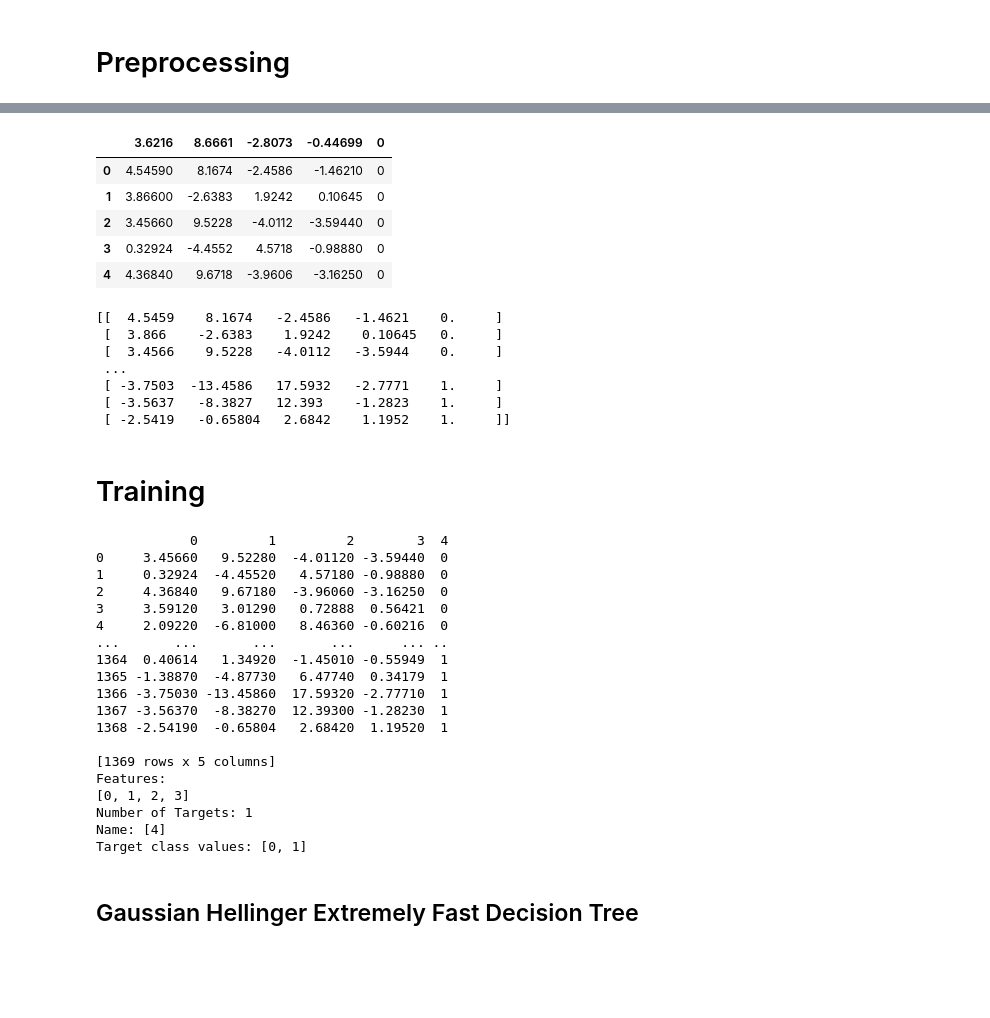
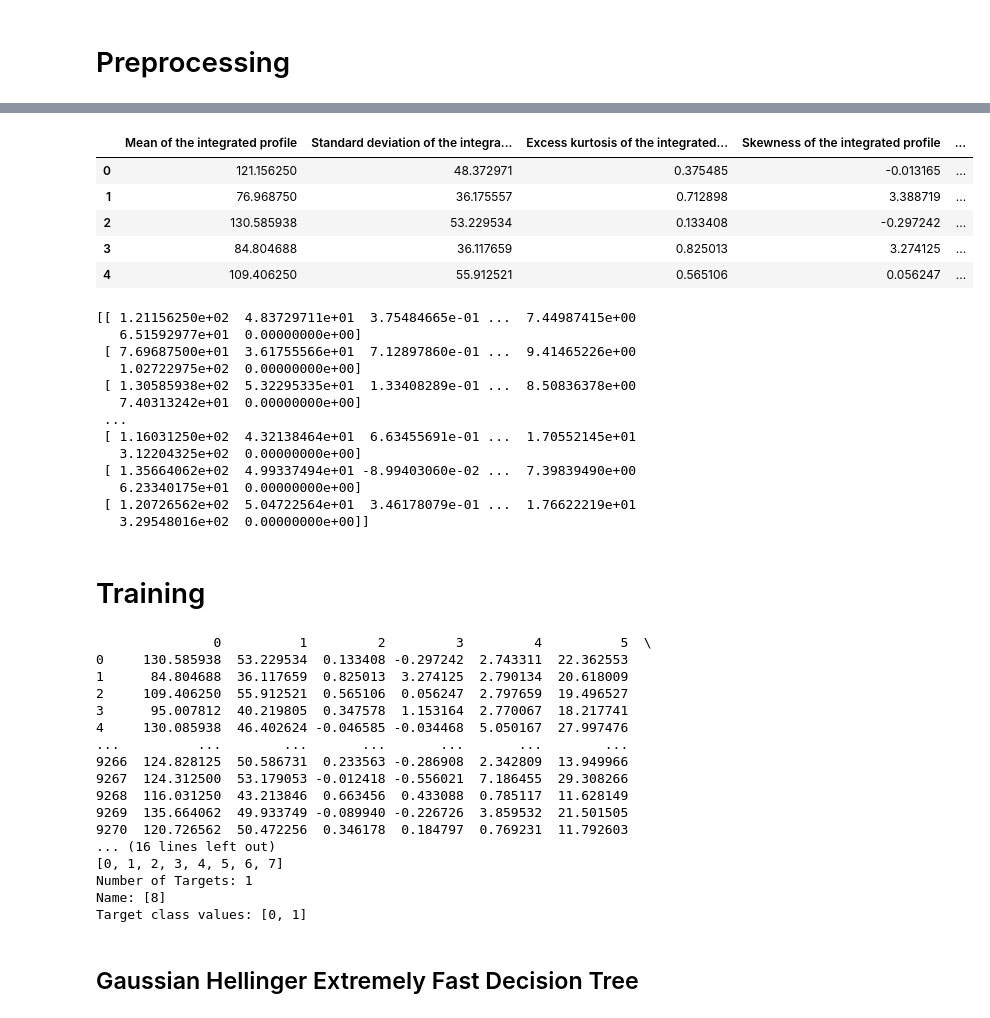
Before and after one commit to Venoli/scikit-multiflow, a Jupyter notebook: src/Scikit-Multiflow-EFDT.ipynb, the cells around one changed output, grey strips where cells are left out. Drawn from its saved outputs; the diff is of its cells as text; code cells hidden in the pictures; blank space fills up the shorter version.

```diff
--- a/src/Scikit-Multiflow-EFDT.ipynb
+++ b/src/Scikit-Multiflow-EFDT.ipynb
@@ -19,13 +17,13 @@ cd asips
 # %%
-dataset = pd.read_csv('data_banknote_authentication.txt')
+dataset = pd.read_csv('pulsar_data_train.csv')
 dataset.head()
 # %% [output]
-|  | 3.6216 | 8.6661 | -2.8073 | -0.44699 | 0 |
-| 0 | 4.54590 | 8.1674 | -2.4586 | -1.46210 | 0 |
-| 1 | 3.86600 | -2.6383 | 1.9242 | 0.10645 | 0 |
-| 2 | 3.45660 | 9.5228 | -4.0112 | -3.59440 | 0 |
-| 3 | 0.32924 | -4.4552 | 4.5718 | -0.98880 | 0 |
-| 4 | 4.36840 | 9.6718 | -3.9606 | -3.16250 | 0 |
+|  | Mean of the integrated profile | Standard deviation of the integra... | Excess kurtosis of the integrated... | Skewness of the integrated profile | ... |
+| 0 | 121.156250 | 48.372971 | 0.375485 | -0.013165 | ... |
+| 1 | 76.968750 | 36.175557 | 0.712898 | 3.388719 | ... |
+| 2 | 130.585938 | 53.229534 | 0.133408 | -0.297242 | ... |
+| 3 | 84.804688 | 36.117659 | 0.825013 | 3.274125 | ... |
+| 4 | 109.406250 | 55.912521 | 0.565106 | 0.056247 | ... |
 # %%
 # pip install -U scikit-multiflow
 # %%
@@ -35,13 +33,19 @@ from sklearn.impute import SimpleImputer
 imputer = SimpleImputer(strategy="most_frequent")
 print(imputer.fit_transform(dataset))
 # %% [output]
-[[  4.5459    8.1674   -2.4586   -1.4621    0.     ]
- [  3.866    -2.6383    1.9242    0.10645   0.     ]
- [  3.4566    9.5228   -4.0112   -3.5944    0.     ]
+[[ 1.21156250e+02  4.83729711e+01  3.75484665e-01 ...  7.44987415e+00
+   6.51592977e+01  0.00000000e+00]
+ [ 7.69687500e+01  3.61755566e+01  7.12897860e-01 ...  9.41465226e+00
+   1.02722975e+02  0.00000000e+00]
+ [ 1.30585938e+02  5.32295335e+01  1.33408289e-01 ...  8.50836378e+00
+   7.40313242e+01  0.00000000e+00]
  ...
- [ -3.7503  -13.4586   17.5932   -2.7771    1.     ]
- [ -3.5637   -8.3827   12.393    -1.2823    1.     ]
- [ -2.5419   -0.65804   2.6842    1.1952    1.     ]]
+ [ 1.16031250e+02  4.32138464e+01  6.63455691e-01 ...  1.70552145e+01
+   3.12204325e+02  0.00000000e+00]
+ [ 1.35664062e+02  4.99337494e+01 -8.99403060e-02 ...  7.39839490e+00
+   6.23340175e+01  0.00000000e+00]
+ [ 1.20726562e+02  5.04722564e+01  3.46178079e-01 ...  1.76622219e+01
+   3.29548016e+02  0.00000000e+00]]
 # %% [markdown]
 # Training
 # %%
@@ -49,7 +53,7 @@ print(imputer.fit_transform(dataset))
 from skmultiflow.data import DataStream
 
 # 1. Create a stream
-df = pd.read_csv("data_banknote_authentication.txt",skiprows=3,header=None)
+df = pd.read_csv("pulsar_data_train.csv",skiprows=3,header=None)
 print(df)
 stream = DataStream(df)
 #(./name)
@@ -58,24 +62,22 @@ print(stream.feature_names)
 print("Number of Targets: " + str(stream.n_targets)+"\nName: "+str(stream.target_names))
 print("Target class values: " + str(stream.target_values))
 # %% [output]
-            0         1         2        3  4
-0     3.45660   9.52280  -4.01120 -3.59440  0
-1     0.32924  -4.45520   4.57180 -0.98880  0
-2     4.36840   9.67180  -3.96060 -3.16250  0
-3     3.59120   3.01290   0.72888  0.56421  0
-4     2.09220  -6.81000   8.46360 -0.60216  0
-...       ...       ...       ...      ... ..
-1364  0.40614   1.34920  -1.45010 -0.55949  1
-1365 -1.38870  -4.87730   6.47740  0.34179  1
-1366 -3.75030 -13.45860  17.59320 -2.77710  1
-1367 -3.56370  -8.38270  12.39300 -1.28230  1
-1368 -2.54190  -0.65804   2.68420  1.19520  1
-
-[1369 rows x 5 columns]
-Features:
-[0, 1, 2, 3]
+               0          1         2         3         4          5  \
+0     130.585938  53.229534  0.133408 -0.297242  2.743311  22.362553
+1      84.804688  36.117659  0.825013  3.274125  2.790134  20.618009
+2     109.406250  55.912521  0.565106  0.056247  2.797659  19.496527
+3      95.007812  40.219805  0.347578  1.153164  2.770067  18.217741
+4     130.085938  46.402624 -0.046585 -0.034468  5.050167  27.997476
+...          ...        ...       ...       ...       ...        ...
+9266  124.828125  50.586731  0.233563 -0.286908  2.342809  13.949966
+9267  124.312500  53.179053 -0.012418 -0.556021  7.186455  29.308266
+9268  116.031250  43.213846  0.663456  0.433088  0.785117  11.628149
+9269  135.664062  49.933749 -0.089940 -0.226726  3.859532  21.501505
+9270  120.726562  50.472256  0.346178  0.184797  0.769231  11.792603
+... (16 lines left out)
+[0, 1, 2, 3, 4, 5, 6, 7]
 Number of Targets: 1
-Name: [4]
+Name: [8]
 Target class values: [0, 1]
 # %% [markdown]
 ## Gaussian Hellinger Extremely Fast Decision Tree
```
Also changed, not shown: parts of 5 cells of this notebook.
